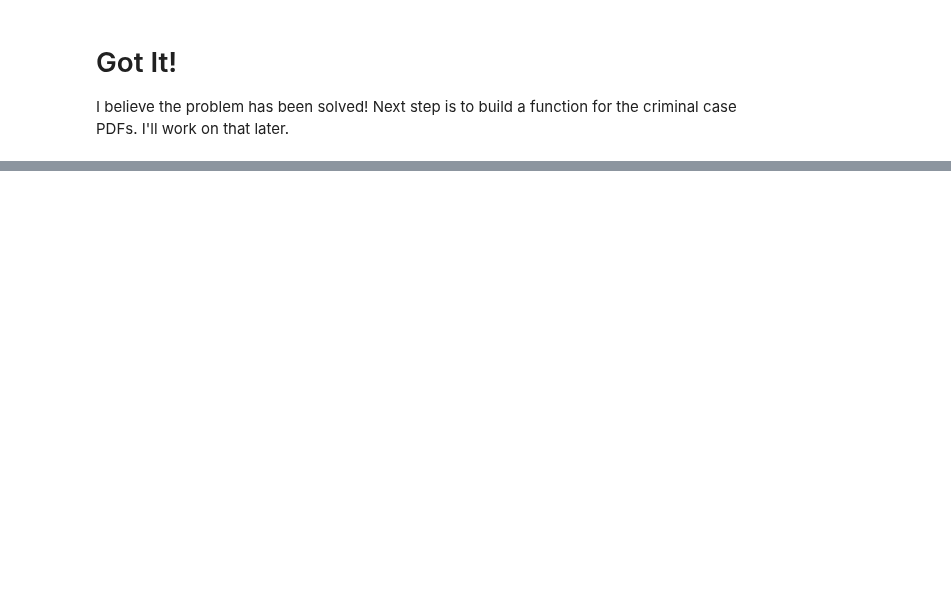
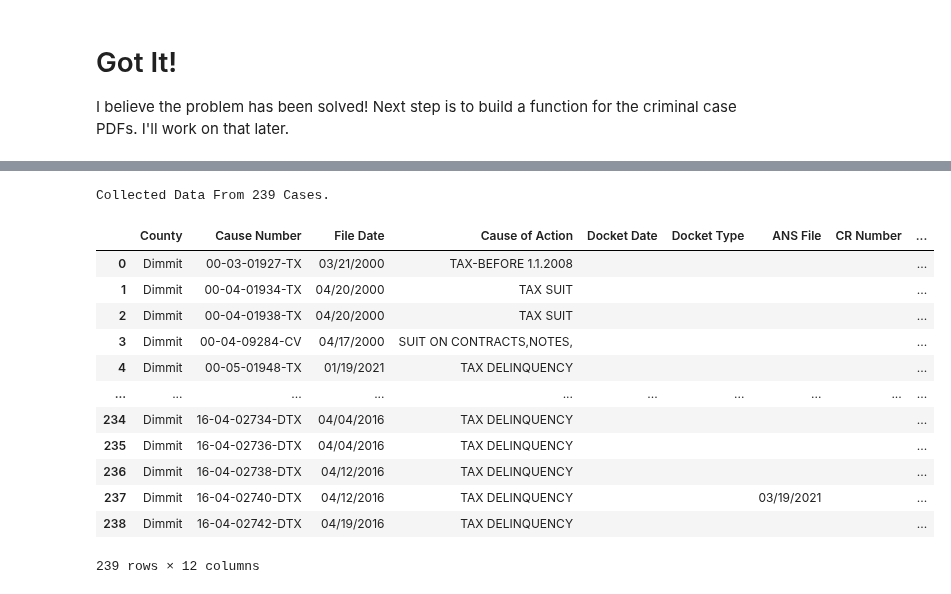
Before and after one commit to District-Court-293rd/293rd_pending_cases, a Jupyter notebook: jsmith_workbook.ipynb, the cells around one changed output, grey strips where cells are left out. Saved outputs shown, nothing was run; the diff lists cells and outputs as text; code cells hidden in the pictures; blank space fills up the shorter version.

```diff
--- a/jsmith_workbook.ipynb
+++ b/jsmith_workbook.ipynb
@@ -1108,0 +1113,31 @@ I believe the problem has been solved! Next step is to build a function for the
+# %%
+#Load two pages
+#Set up resource manager to handle pdf content. text, images, etc.
+resource_manager = PDFResourceManager()
+
+#Used to display text
+fake_file_handle = io.StringIO()
+
+#Set up converter
+converter = TextConverter(resource_manager, fake_file_handle, laparams=LAParams())
+
+#Set up page interpreter
+page_interpreter = PDFPageInterpreter(resource_manager, converter)
+
+with open('/Users/johnathonsmith/Downloads/CV.PEND.CASE_Dimmit 4.11.2022.pdf', 'rb') as fh:
+
+    for page_number, page in enumerate(PDFPage.get_pages(fh,
+                                  caching=True,
+                                  maxpages = 30,
+                                  check_extractable=True)):
+        #Only read page 1 for now (index = 0)
+        #if page_number == 0:
+        page_interpreter.process_page(page)
+
+    text = fake_file_handle.getvalue()
+
+# close open handles
+converter.close()
+fake_file_handle.close()
+
+#print(text)
@@ -1108,0 +1146,21 @@ I believe the problem has been solved! Next step is to build a function for the
+# %%
+#Try building a df with the text data
+df = jsmith_acquire.build_dataframe('/Users/johnathonsmith/Downloads/CV.PEND.CASE_Dimmit 4.11.2022.pdf', text)
+# %% [output]
+Collected Data From 239 Cases.
+# %%
+df
+# %% [output]
+|  | County | Cause Number | File Date | Cause of Action | Docket Date | Docket Type | ANS File | CR Number | ... |
+| 0 | Dimmit | 00-03-01927-TX | 03/21/2000 | TAX-BEFORE 1.1.2008 |  |  |  |  | ... |
+| 1 | Dimmit | 00-04-01934-TX | 04/20/2000 | TAX SUIT |  |  |  |  | ... |
+| 2 | Dimmit | 00-04-01938-TX | 04/20/2000 | TAX SUIT |  |  |  |  | ... |
+| 3 | Dimmit | 00-04-09284-CV | 04/17/2000 | SUIT ON CONTRACTS,NOTES, |  |  |  |  | ... |
+| 4 | Dimmit | 00-05-01948-TX | 01/19/2021 | TAX DELINQUENCY |  |  |  |  | ... |
+| ... | ... | ... | ... | ... | ... | ... | ... | ... | ... |
+| 234 | Dimmit | 16-04-02734-DTX | 04/04/2016 | TAX DELINQUENCY |  |  |  |  | ... |
+| 235 | Dimmit | 16-04-02736-DTX | 04/04/2016 | TAX DELINQUENCY |  |  |  |  | ... |
+| 236 | Dimmit | 16-04-02738-DTX | 04/12/2016 | TAX DELINQUENCY |  |  |  |  | ... |
+| 237 | Dimmit | 16-04-02740-DTX | 04/12/2016 | TAX DELINQUENCY |  |  | 03/19/2021 |  | ... |
+| 238 | Dimmit | 16-04-02742-DTX | 04/19/2016 | TAX DELINQUENCY |  |  |  |  | ... |
+239 rows × 12 columns
```
Also changed, not shown: parts of 2 cells of this notebook, 2 other files.
